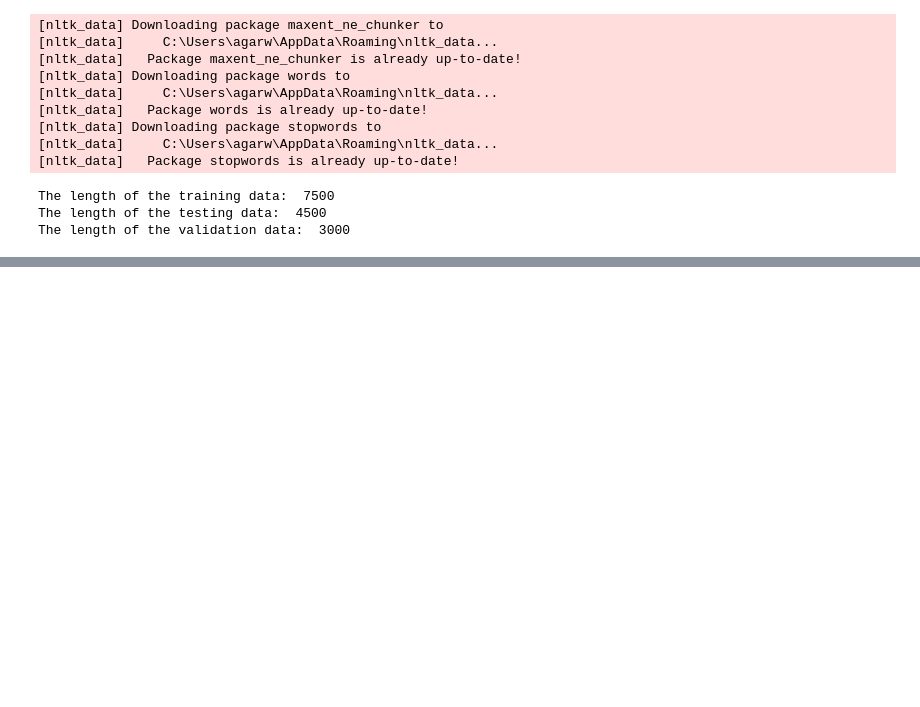
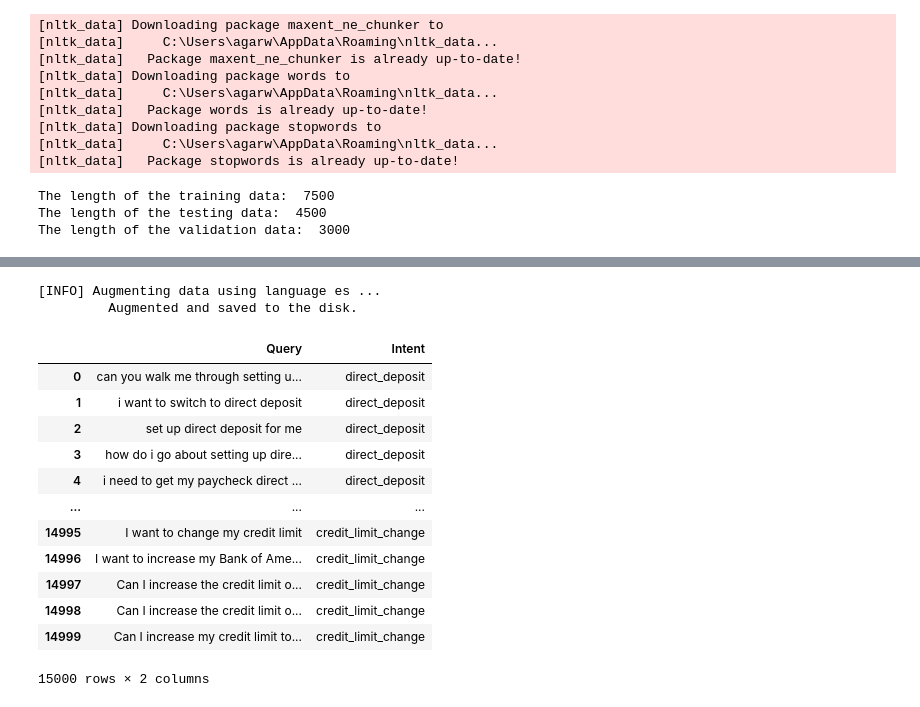
Before and after one commit to Mohitag94/MScDataScience_Project, a Jupyter notebook: back_translation_data_augmentation.ipynb, the cells around one changed output, grey strips where cells are left out. Drawn from its saved outputs; the diff is of its cells as text; code cells hidden in the pictures; blank space fills up the shorter version.

Commit message:
augment

```diff
--- a/back_translation_data_augmentation.ipynb
+++ b/back_translation_data_augmentation.ipynb
@@ -50,0 +59,5 @@ translate_augment.augment()
+# %%
+translate_augment_obj.augment()
+# %% [output]
+[INFO] Augmenting data using language es ...
+         Augmented and saved to the disk.
@@ -50,0 +79,22 @@ translate_augment.augment()
+# %%
+augment_df = preprocess.pd.read_csv(os.path.join(PATH,
+                                                 "back_translation_augment_data_hi.csv"),
+                                                 index_col=0)
+# %%
+train_df = preprocess.pd.concat([preprocess.train_df, augment_df], ignore_index=True)
+# %%
+train_df
+# %% [output]
+|  | Query | Intent |
+| 0 | can you walk me through setting u... | direct_deposit |
+| 1 | i want to switch to direct deposit | direct_deposit |
+| 2 | set up direct deposit for me | direct_deposit |
+| 3 | how do i go about setting up dire... | direct_deposit |
+| 4 | i need to get my paycheck direct ... | direct_deposit |
+| ... | ... | ... |
+| 14995 | I want to change my credit limit | credit_limit_change |
+| 14996 | I want to increase my Bank of Ame... | credit_limit_change |
+| 14997 | Can I increase the credit limit o... | credit_limit_change |
+| 14998 | Can I increase the credit limit o... | credit_limit_change |
+| 14999 | Can I increase my credit limit to... | credit_limit_change |
+15000 rows × 2 columns
```
Also changed, not shown: parts of 28 cells of this notebook.
